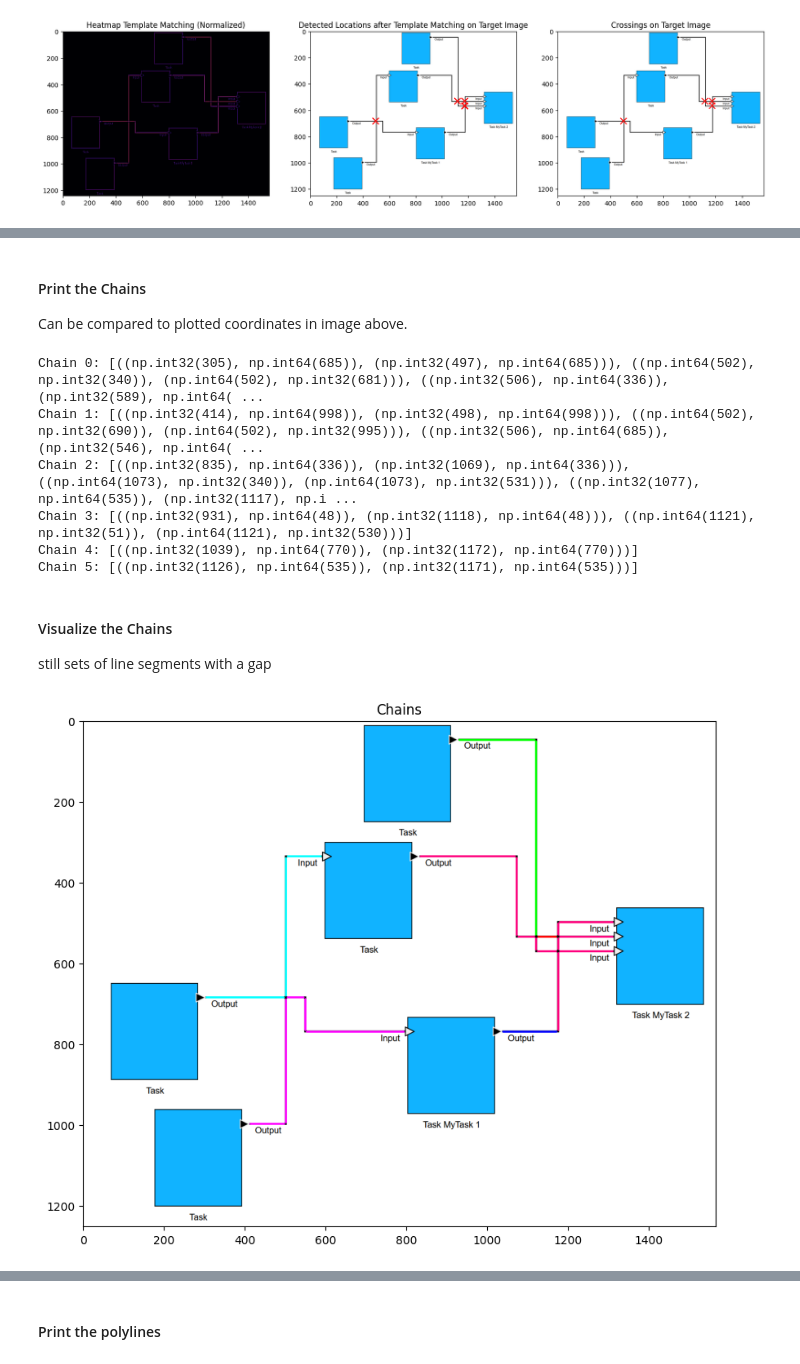
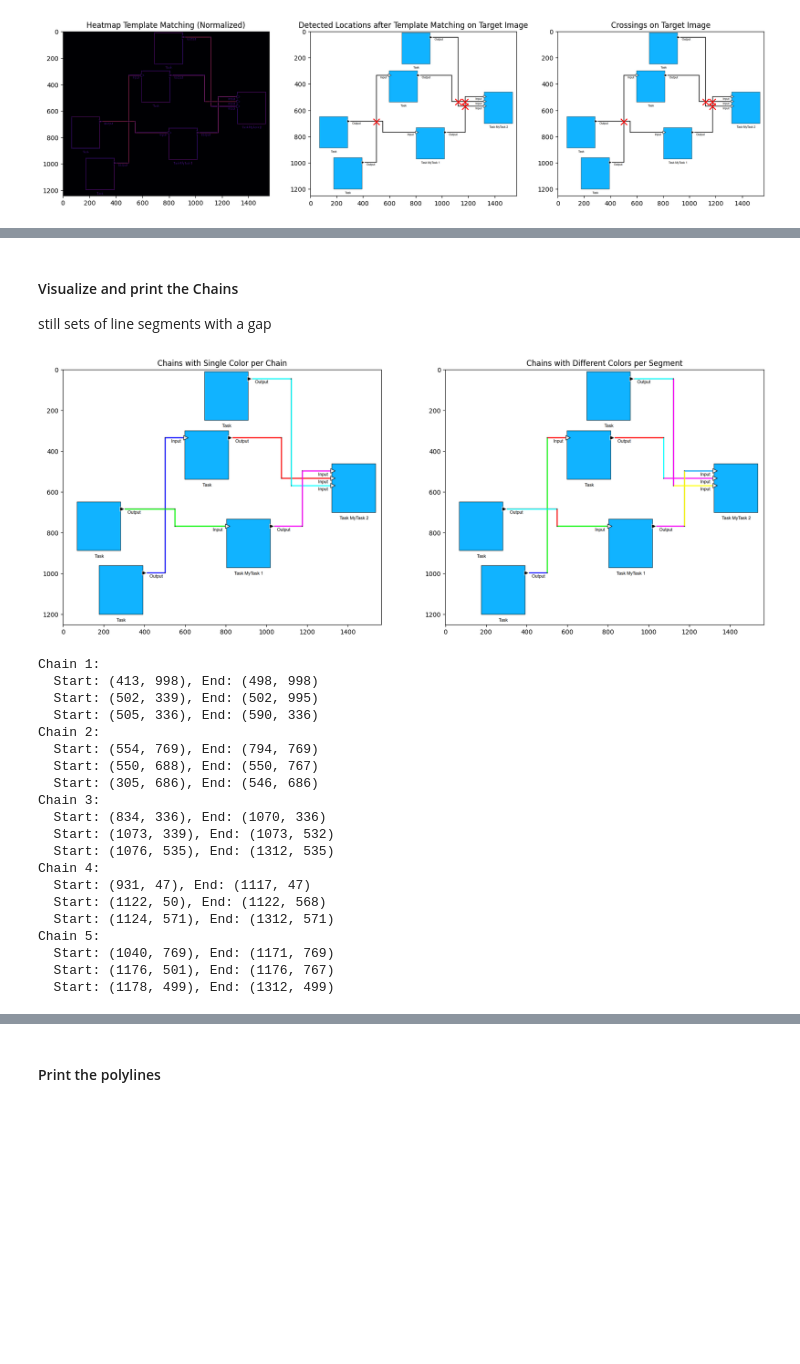
Before and after one commit to franzbanz/computervision, a Jupyter notebook: crossdetection.ipynb, the cells around one changed output, grey strips where cells are left out. Cells and saved outputs as stored; diff of their text form; code cells hidden in the pictures; blank space fills up the shorter version.

```diff
--- a/crossdetection.ipynb
+++ b/crossdetection.ipynb
@@ -212,7 +212,7 @@ if activate_plotly:
 # %% [markdown]
 #### Thresholding
 # %%
-threshold = 230
+threshold = 220
 _, result_filter_ver_thresh = cv2.threshold(result_filter_ver_norm, threshold, 255, cv2.THRESH_BINARY)
 _, result_filter_hor_thresh = cv2.threshold(result_filter_hor_norm, threshold, 255, cv2.THRESH_BINARY)
 # %% [markdown]
@@ -657,6 +663,12 @@ loc = np.where(res >= threshold)
 thresholded_res = np.copy(res)
 thresholded_res[thresholded_res < threshold] = 0
 
+# Move the detected crosses 6 pixels to the right and 6 pixels down
+loc = (loc[0] + 6, loc[1] + 6)
+
 print(f"Found {len(loc[0])} matches with a threshold of {threshold}")
+
+for i in range(len(loc[0])):
+    print(f"Crossing at ({loc[1][i]}, {loc[0][i]})")
 # %% [output]
 Found 4 matches with a threshold of 0.95
@@ -796,34 +961,54 @@ Already used. Skipping.
-# %% [markdown]
-#### Print the Chains
-Can be compared to plotted coordinates in image above.
-# %%
-# Print the chains
-for i, chain in enumerate(line_segment_chains):
-    print(f"Chain {i}: {chain}")
-# %% [output]
-Chain 0: [((np.int32(305), np.int64(685)), (np.int32(497), np.int64(685))), ((np.int64(502), np.int32(340)), (np.int64(502), np.int32(681))), ((np.int32(506), np.int64(336)), (np.int32(589), np.int64( ...
-Chain 1: [((np.int32(414), np.int64(998)), (np.int32(498), np.int64(998))), ((np.int64(502), np.int32(690)), (np.int64(502), np.int32(995))), ((np.int32(506), np.int64(685)), (np.int32(546), np.int64( ...
-Chain 2: [((np.int32(835), np.int64(336)), (np.int32(1069), np.int64(336))), ((np.int64(1073), np.int32(340)), (np.int64(1073), np.int32(531))), ((np.int32(1077), np.int64(535)), (np.int32(1117), np.i ...
-Chain 3: [((np.int32(931), np.int64(48)), (np.int32(1118), np.int64(48))), ((np.int64(1121), np.int32(51)), (np.int64(1121), np.int32(530)))]
-Chain 4: [((np.int32(1039), np.int64(770)), (np.int32(1172), np.int64(770)))]
-Chain 5: [((np.int32(1126), np.int64(535)), (np.int32(1171), np.int64(535)))]
 # %% [markdown]
-#### Visualize the Chains
+#### Visualize and print the Chains
 still sets of line segments with a gap
 # %%
 # Draw the chains, using different colors for each chain
 chain_img = target_img.copy()
-colors = [(255, 255, 0), (255, 0, 255), (125, 0, 255),  (0, 255, 0), (255, 0, 0), (0, 0, 255), (128, 128, 128), (128, 0, 128), (0, 128, 128), (128, 128, 0), (0, 128, 0), (255, 105, 180), (139, 69, 19)]
+chain_img2 = target_img.copy()
+colors = [(255, 0, 0), (0, 255, 0), (0, 0, 255), (255, 255, 0), (255, 0, 255), (0, 255, 255), (255, 165, 0), (255, 20, 147), (0, 128, 0), (75, 0, 130), (238, 130, 238), (0, 255, 127), (255, 69, 0)]
 
 for i, chain in enumerate(line_segment_chains):
     color = colors[i % len(colors)]
     for start, end in chain:
         cv2.line(chain_img, start, end, color, 4)
 
-# Plot the chains
-fig, ax = plt.subplots(1, 1, figsize=(10, 10))
-ax.imshow(cv2.cvtColor(chain_img, cv2.COLOR_BGR2RGB))
-plt.title('Chains')
+for i, chain in enumerate(line_segment_chains):
+    for j, (start, end) in enumerate(chain):
+        color = colors[(i + j) % len(colors)]
+        cv2.line(chain_img2, start, end, color, 4)
+
+# Plot the chains side by side
+fig, ax = plt.subplots(1, 2, figsize=(20, 10))
+ax[0].imshow(cv2.cvtColor(chain_img, cv2.COLOR_BGR2RGB))
+ax[0].set_title('Chains with Single Color per Chain')
+ax[1].imshow(cv2.cvtColor(chain_img2, cv2.COLOR_BGR2RGB))
+ax[1].set_title('Chains with Different Colors per Segment')
 plt.show()
+
+# Print the chains with their coordinates in a neat way, also number them
+for i, chain in enumerate(line_segment_chains):
+    print(f"Chain {i + 1}:")
+    for start, end in chain:
+        print(f"  Start: {start}, End: {end}")
 # %% [output]
-[figure, old version]
+[figure, new version]
+Chain 1:
+  Start: (413, 998), End: (498, 998)
+  Start: (502, 339), End: (502, 995)
+  Start: (505, 336), End: (590, 336)
+Chain 2:
+  Start: (554, 769), End: (794, 769)
+  Start: (550, 688), End: (550, 767)
+  Start: (305, 686), End: (546, 686)
+Chain 3:
+  Start: (834, 336), End: (1070, 336)
+  Start: (1073, 339), End: (1073, 532)
+  Start: (1076, 535), End: (1312, 535)
+Chain 4:
+  Start: (931, 47), End: (1117, 47)
+  Start: (1122, 50), End: (1122, 568)
+  Start: (1124, 571), End: (1312, 571)
+Chain 5:
+  Start: (1040, 769), End: (1171, 769)
+  Start: (1176, 501), End: (1176, 767)
+  Start: (1178, 499), End: (1312, 499)
```
Also changed, not shown: parts of 31 cells of this notebook.
